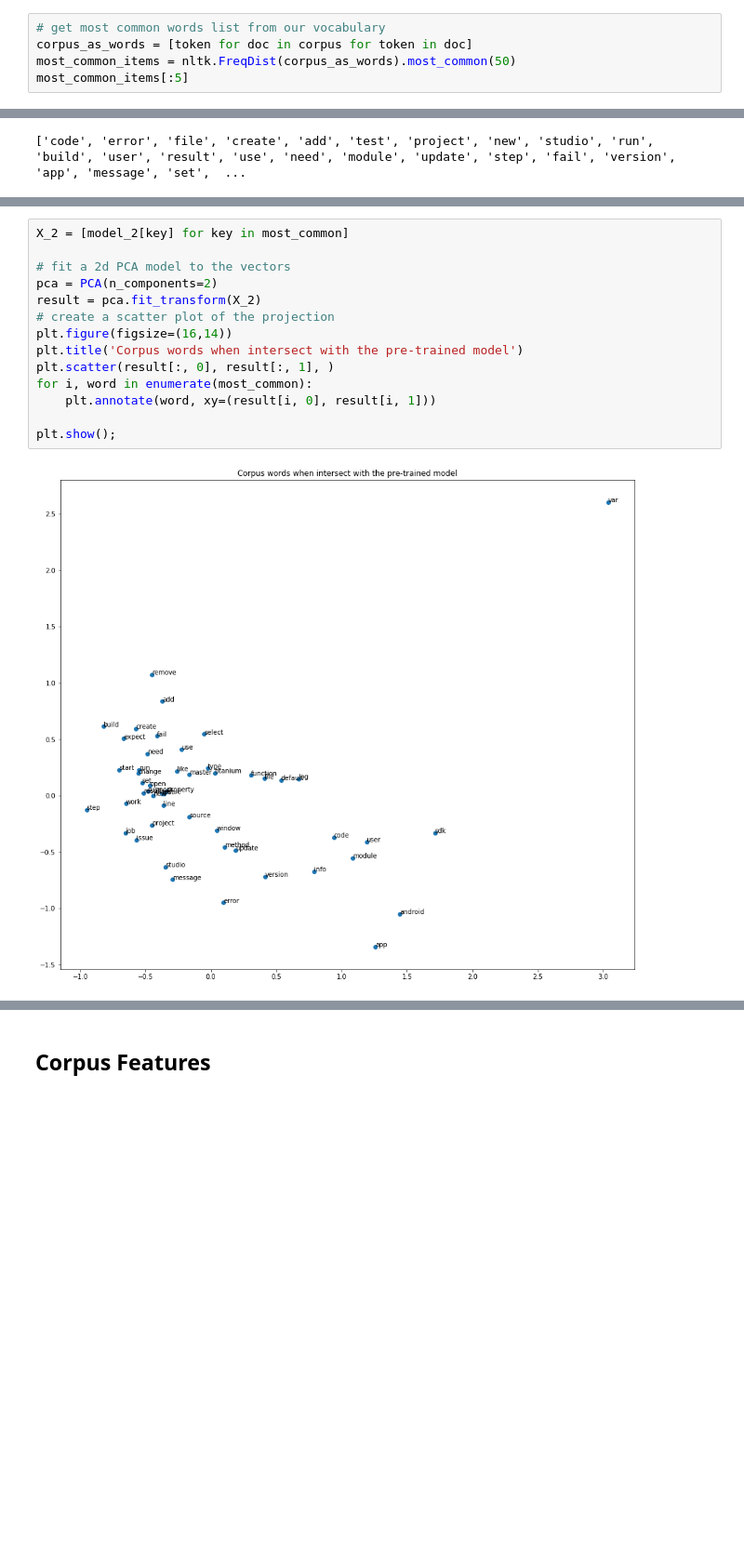
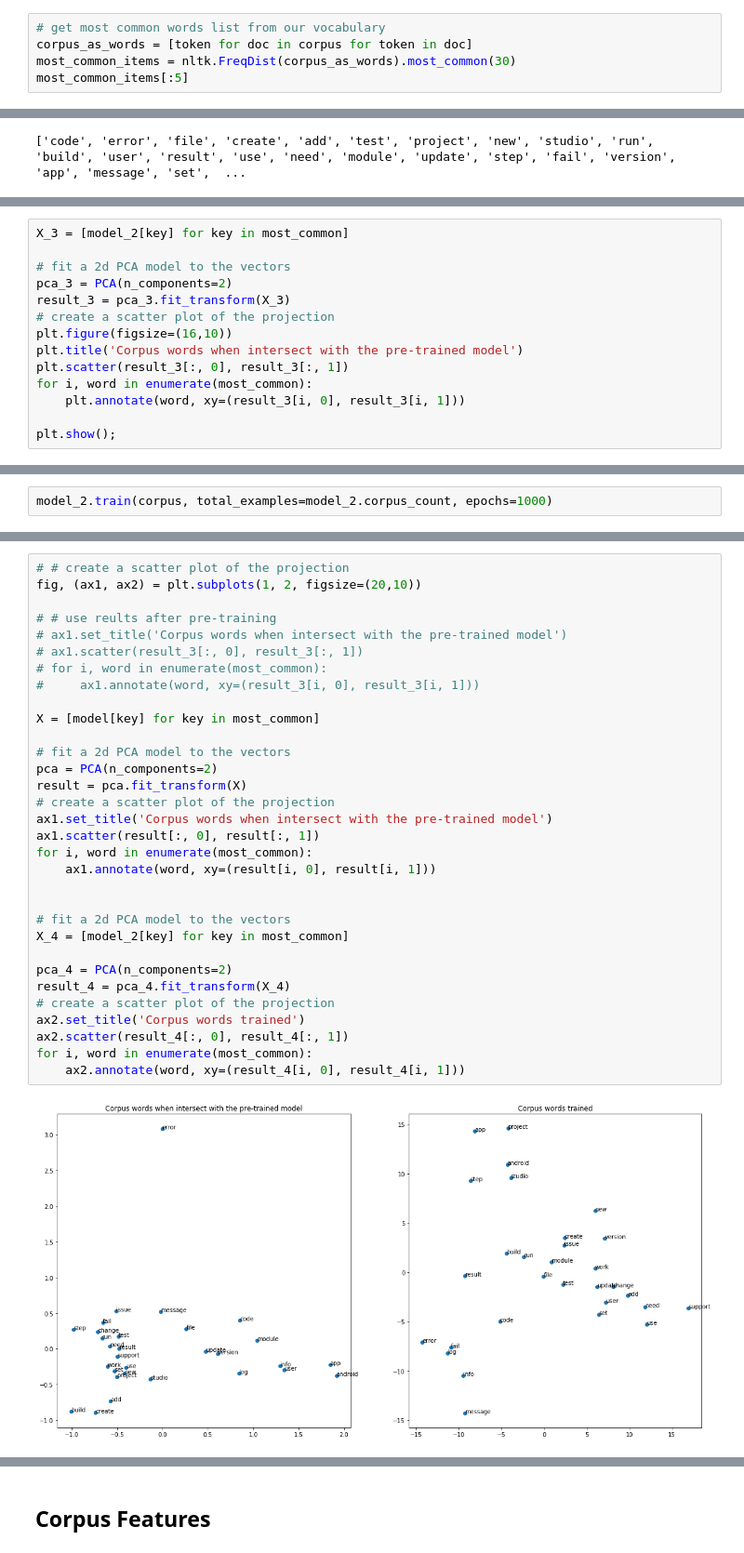
Before and after one commit to Knarik1/NLP_Research_1, a Jupyter notebook: Word2vec_Fine_Tuning.ipynb, the cells around one changed output, grey strips where cells are left out. Shown: that part at 93% size. Drawn from its saved outputs; the diff is of its cells as text; blank space fills up the shorter version.

```diff
--- a/Word2vec_Fine_Tuning.ipynb
+++ b/Word2vec_Fine_Tuning.ipynb
@@ -121,7 +121,7 @@ in common words count in vocabulary and pre-trained model 10037
 # %%
 # get most common words list from our vocabulary
 corpus_as_words = [token for doc in corpus for token in doc]
-most_common_items = nltk.FreqDist(corpus_as_words).most_common(50)
+most_common_items = nltk.FreqDist(corpus_as_words).most_common(30)
 most_common_items[:5]
 # %% [output]
 [('code', 9914),
@@ -205,0 +211,14 @@ model_2.build_vocab(list(model.vocab.keys()), update=True)
+# %%
+X_3 = [model_2[key] for key in most_common]
+
+# fit a 2d PCA model to the vectors
+pca_3 = PCA(n_components=2)
+result_3 = pca_3.fit_transform(X_3)
+# create a scatter plot of the projection
+plt.figure(figsize=(16,10))
+plt.title('Corpus words when intersect with the pre-trained model')
+plt.scatter(result_3[:, 0], result_3[:, 1])
+for i, word in enumerate(most_common):
+    plt.annotate(word, xy=(result_3[i, 0], result_3[i, 1]))
+
+plt.show();
@@ -205,0 +227,2 @@ model_2.build_vocab(list(model.vocab.keys()), update=True)
+# %%
+model_2.train(corpus, total_examples=model_2.corpus_count, epochs=1000)
@@ -256,16 +251,34 @@ model_2.corpus_count, len(model_2.wv.vocab), model_2.wv.vocab
 # %%
-X_2 = [model_2[key] for key in most_common]
+# # create a scatter plot of the projection
+fig, (ax1, ax2) = plt.subplots(1, 2, figsize=(20,10))
+
+# # use reults after pre-training
+# ax1.set_title('Corpus words when intersect with the pre-trained model')
+# ax1.scatter(result_3[:, 0], result_3[:, 1])
+# for i, word in enumerate(most_common):
+#     ax1.annotate(word, xy=(result_3[i, 0], result_3[i, 1]))
+
+X = [model[key] for key in most_common]
 
 # fit a 2d PCA model to the vectors
 pca = PCA(n_components=2)
-result = pca.fit_transform(X_2)
+result = pca.fit_transform(X)
 # create a scatter plot of the projection
-plt.figure(figsize=(16,14))
-plt.title('Corpus words when intersect with the pre-trained model')
-plt.scatter(result[:, 0], result[:, 1], )
+ax1.set_title('Corpus words when intersect with the pre-trained model')
+ax1.scatter(result[:, 0], result[:, 1])
 for i, word in enumerate(most_common):
-    plt.annotate(word, xy=(result[i, 0], result[i, 1]))
+    ax1.annotate(word, xy=(result[i, 0], result[i, 1]))
 
-plt.show();
+
+# fit a 2d PCA model to the vectors
+X_4 = [model_2[key] for key in most_common]
+
+pca_4 = PCA(n_components=2)
+result_4 = pca_4.fit_transform(X_4)
+# create a scatter plot of the projection
+ax2.set_title('Corpus words trained')
+ax2.scatter(result_4[:, 0], result_4[:, 1])
+for i, word in enumerate(most_common):
+    ax2.annotate(word, xy=(result_4[i, 0], result_4[i, 1]))
 # %% [output]
-[figure, old version]
+[figure, new version]
```
Also changed, not shown: parts of 37 cells of this notebook, 5 other files.
